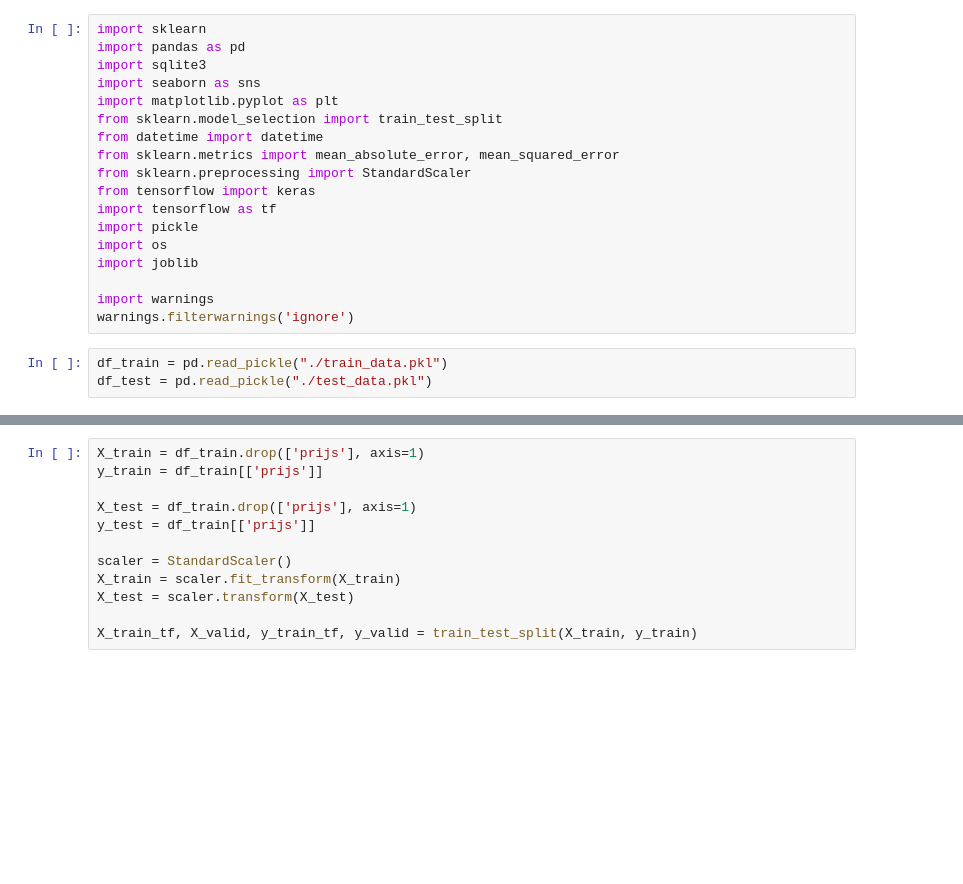
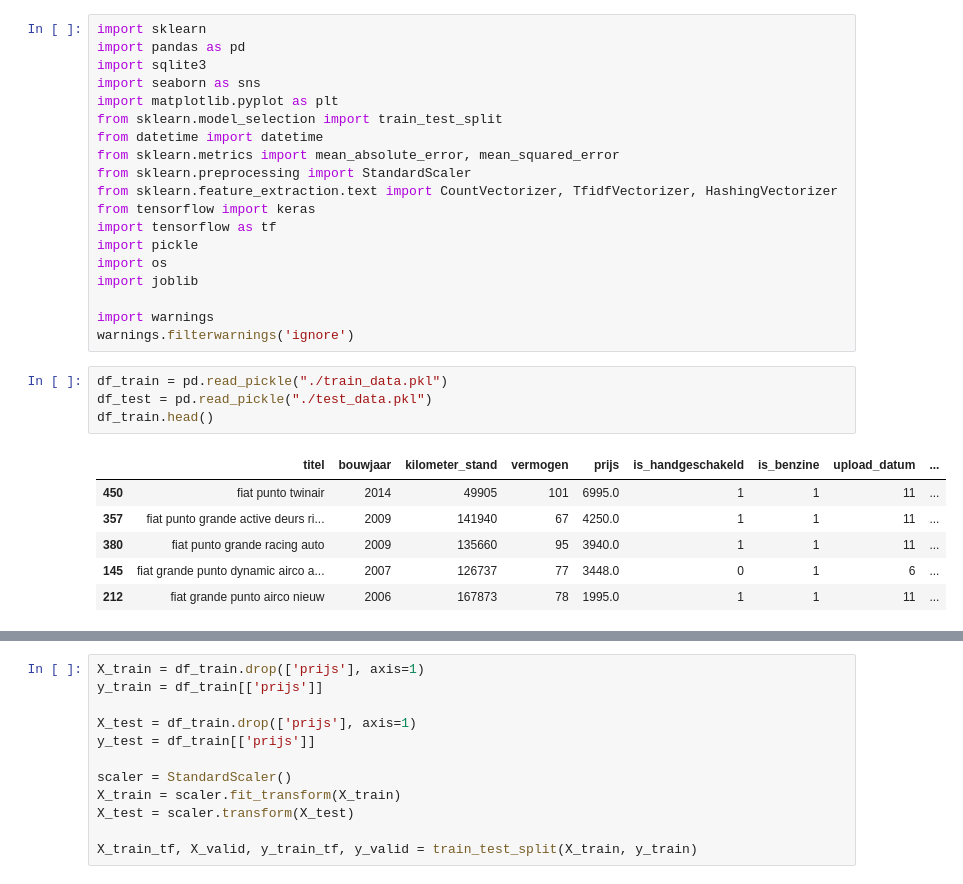
Before and after one commit to marcusabu/Autos, a Jupyter notebook: models/3. Tensorflow.ipynb, the cells around one changed output, grey strips where cells are left out. Drawn from its saved outputs; the diff is of its cells as text; blank space fills up the shorter version.

```diff
--- a/models/3. Tensorflow.ipynb
+++ b/models/3. Tensorflow.ipynb
@@ -8,6 +8,7 @@ from sklearn.model_selection import train_test_split
 from datetime import datetime
 from sklearn.metrics import mean_absolute_error, mean_squared_error
 from sklearn.preprocessing import StandardScaler
+from sklearn.feature_extraction.text import CountVectorizer, TfidfVectorizer, HashingVectorizer
 from tensorflow import keras
 import tensorflow as tf
 import pickle
@@ -19,3 +20,11 @@ warnings.filterwarnings('ignore')
 # %%
 df_train = pd.read_pickle("./train_data.pkl")
 df_test = pd.read_pickle("./test_data.pkl")
+df_train.head()
+# %% [output]
+|  | titel | bouwjaar | kilometer_stand | vermogen | prijs | is_handgeschakeld | is_benzine | upload_datum | ... |
+| 450 | fiat punto twinair | 2014 | 49905 | 101 | 6995.0 | 1 | 1 | 11 | ... |
+| 357 | fiat punto grande active deurs ri... | 2009 | 141940 | 67 | 4250.0 | 1 | 1 | 11 | ... |
+| 380 | fiat punto grande racing auto | 2009 | 135660 | 95 | 3940.0 | 1 | 1 | 11 | ... |
+| 145 | fiat grande punto dynamic airco a... | 2007 | 126737 | 77 | 3448.0 | 0 | 1 | 6 | ... |
+| 212 | fiat grande punto airco nieuw | 2006 | 167873 | 78 | 1995.0 | 1 | 1 | 11 | ... |
```
Also changed, not shown: parts of 5 cells of this notebook, 8 other files.
